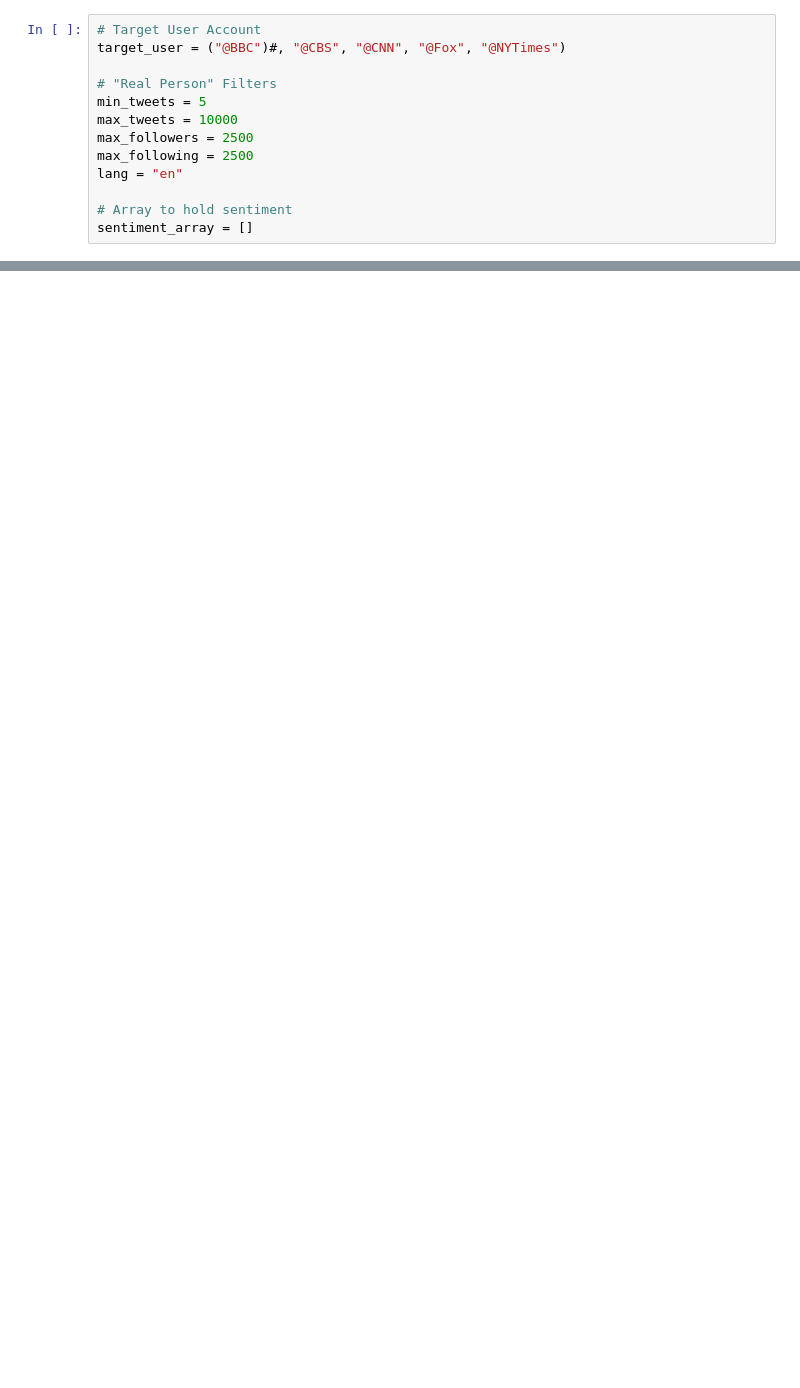
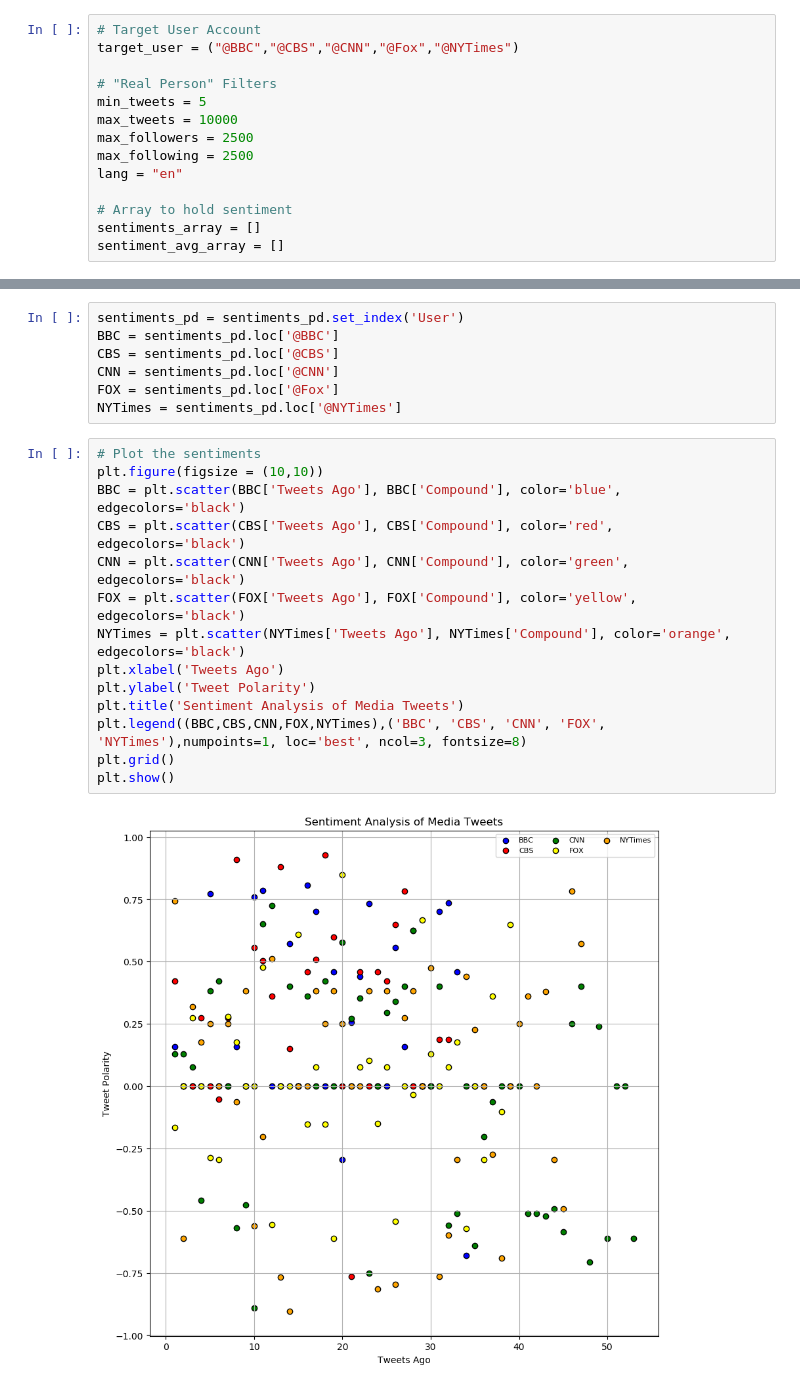
Before and after one commit to mikebarajas/Twitter-Sentiment-Analysis, a Jupyter notebook: Twitter Sentiment Analysis.ipynb, the cells around one changed output, grey strips where cells are left out. Saved outputs shown, nothing was run; the diff lists cells and outputs as text; blank space fills up the shorter version.

Commit message:
Adding Scatter Plot Code

```diff
--- a/Twitter Sentiment Analysis.ipynb
+++ b/Twitter Sentiment Analysis.ipynb
@@ -20,7 +23,7 @@ auth.set_access_token(access_token, access_token_secret)
 api = tweepy.API(auth, parser=tweepy.parsers.JSONParser())
 # %%
 # Target User Account
-target_user = ("@BBC")#, "@CBS", "@CNN", "@Fox", "@NYTimes")
+target_user = ("@BBC","@CBS","@CNN","@Fox","@NYTimes")
 
 # "Real Person" Filters
 min_tweets = 5
@@ -30,7 +33,8 @@ max_following = 2500
 lang = "en"
 
 # Array to hold sentiment
-sentiment_array = []
+sentiments_array = []
+sentiment_avg_array = []
 # %%
 # Loop through all target users
 for target in target_user:
@@ -112,0 +119,23 @@ TweepError: [{'code': 195, 'message': 'Missing or invalid url parameter.'}]
+# %%
+sentiments_pd = sentiments_pd.set_index('User')
+BBC = sentiments_pd.loc['@BBC']
+CBS = sentiments_pd.loc['@CBS']
+CNN = sentiments_pd.loc['@CNN']
+FOX = sentiments_pd.loc['@Fox']
+NYTimes = sentiments_pd.loc['@NYTimes']
+# %%
+# Plot the sentiments
+plt.figure(figsize = (10,10))
+BBC = plt.scatter(BBC['Tweets Ago'], BBC['Compound'], color='blue', edgecolors='black')
+CBS = plt.scatter(CBS['Tweets Ago'], CBS['Compound'], color='red', edgecolors='black')
+CNN = plt.scatter(CNN['Tweets Ago'], CNN['Compound'], color='green', edgecolors='black')
+FOX = plt.scatter(FOX['Tweets Ago'], FOX['Compound'], color='yellow', edgecolors='black')
+NYTimes = plt.scatter(NYTimes['Tweets Ago'], NYTimes['Compound'], color='orange', edgecolors='black')
+plt.xlabel('Tweets Ago')
+plt.ylabel('Tweet Polarity')
+plt.title('Sentiment Analysis of Media Tweets')
+plt.legend((BBC,CBS,CNN,FOX,NYTimes),('BBC', 'CBS', 'CNN', 'FOX', 'NYTimes'),numpoints=1, loc='best', ncol=3, fontsize=8)
+plt.grid()
+plt.show()
+# %% [output]
+[figure, added]
```
Also changed, not shown: parts of 9 cells of this notebook.
